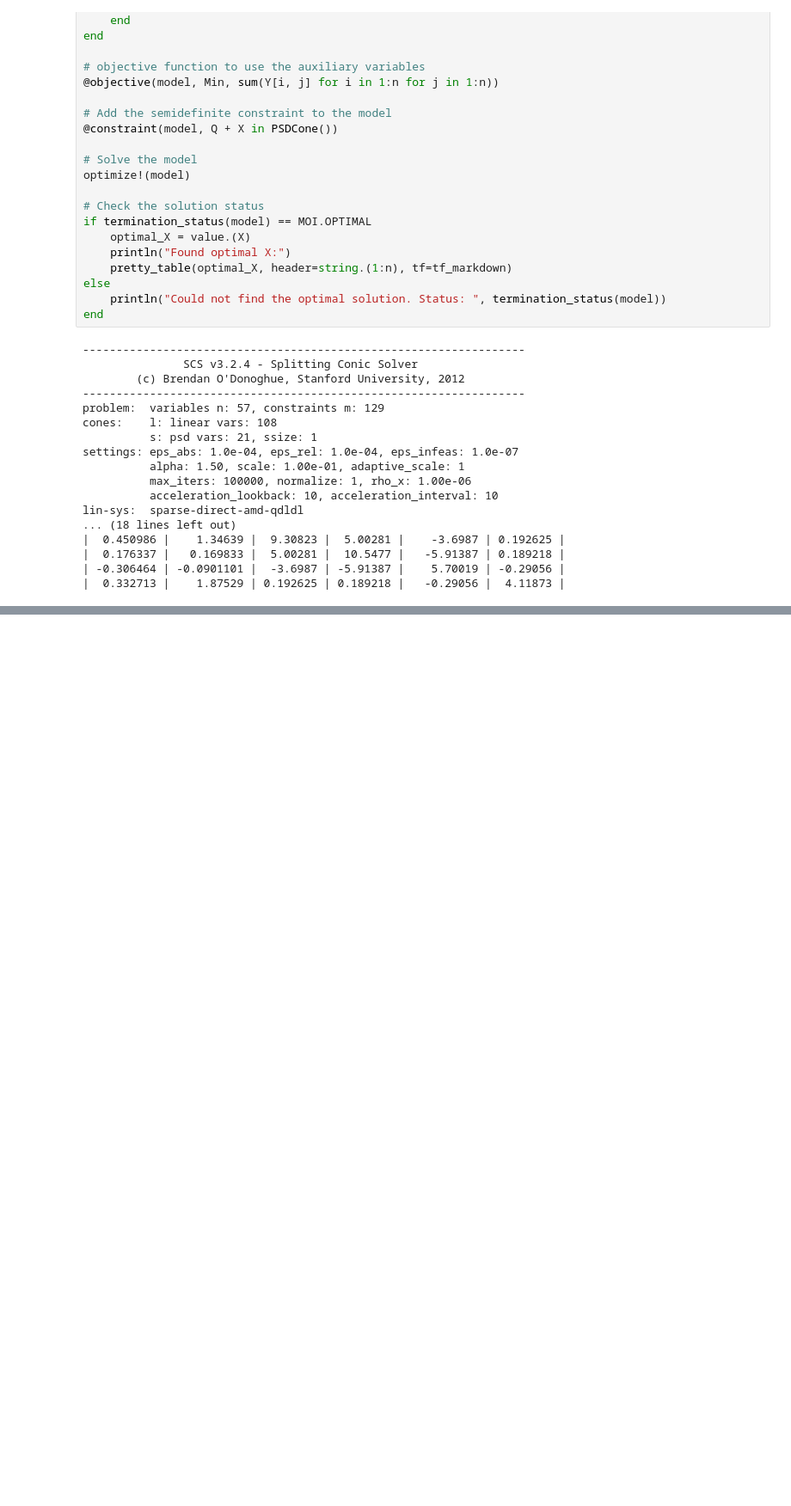
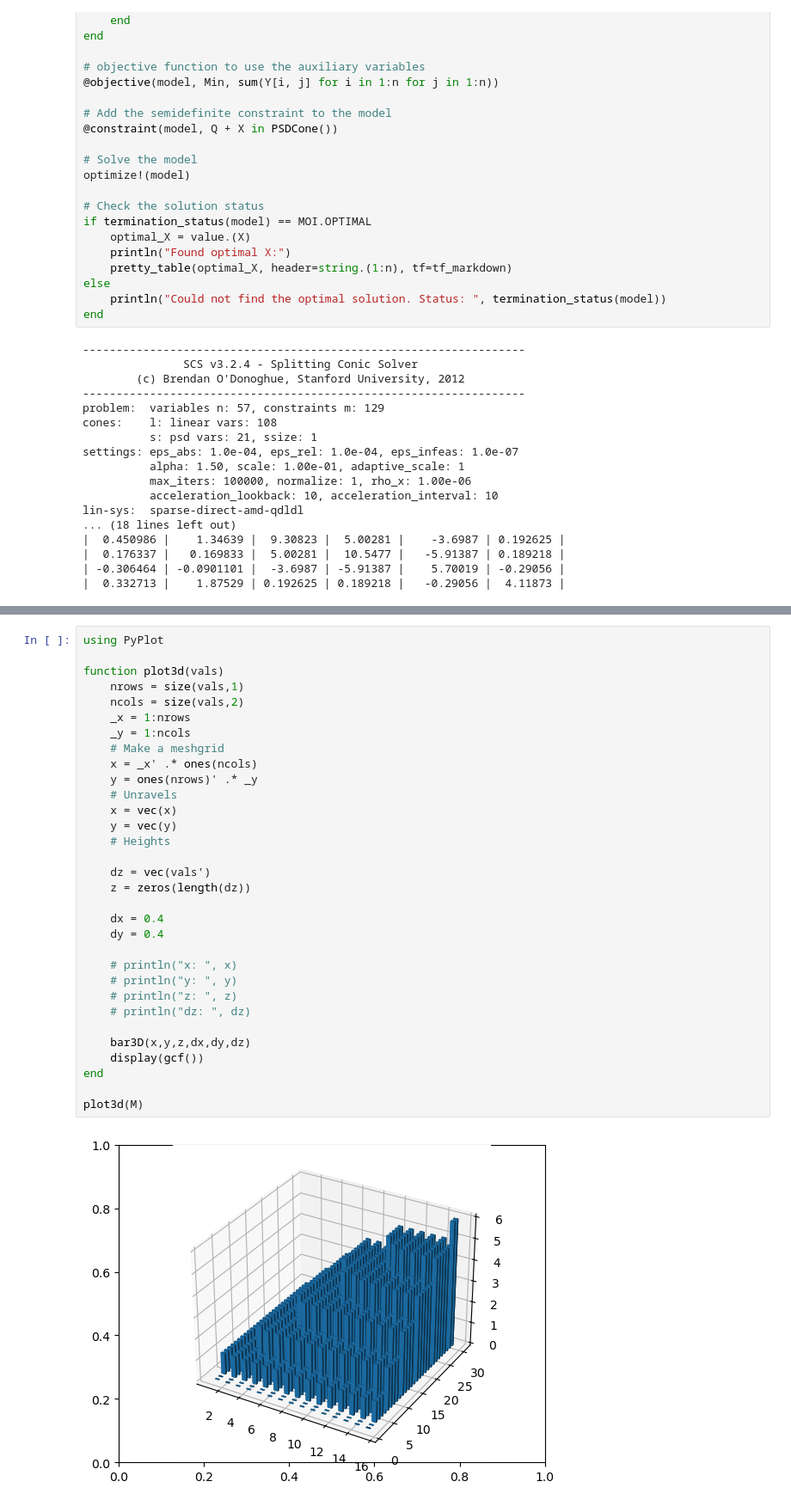
Before and after one commit to SongxiYoung/2024-CS524-Optimization, a Jupyter notebook: Convex/HW4/hw4.ipynb, the cells around one changed output, grey strips where cells are left out. Shown at 86% size. Saved outputs shown, nothing was run; the diff lists cells and outputs as text; blank space fills up the shorter version.

```diff
--- a/Convex/HW4/hw4.ipynb
+++ b/Convex/HW4/hw4.ipynb
@@ -192,0 +415,34 @@ lin-sys:  sparse-direct-amd-qdldl
+# %%
+using PyPlot
+
+function plot3d(vals)
+    nrows = size(vals,1)
+    ncols = size(vals,2)
+    _x = 1:nrows
+    _y = 1:ncols
+    # Make a meshgrid
+    x = _x' .* ones(ncols)
+    y = ones(nrows)' .* _y
+    # Unravels
+    x = vec(x)
+    y = vec(y)
+    # Heights
+
+    dz = vec(vals')
+    z = zeros(length(dz))
+
+    dx = 0.4
+    dy = 0.4
+
+    # println("x: ", x)
+    # println("y: ", y)
+    # println("z: ", z)
+    # println("dz: ", dz)
+
+    bar3D(x,y,z,dx,dy,dz)
+    display(gcf())
+end
+
+plot3d(M)
+# %% [output]
+[figure, added]
```
Also changed, not shown: parts of 17 cells of this notebook, 2 other files.
